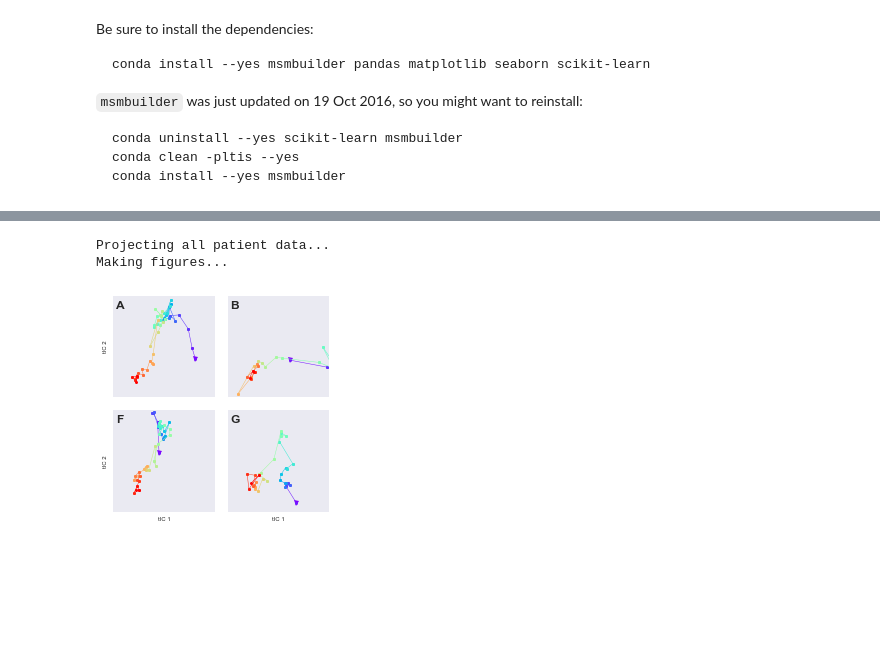
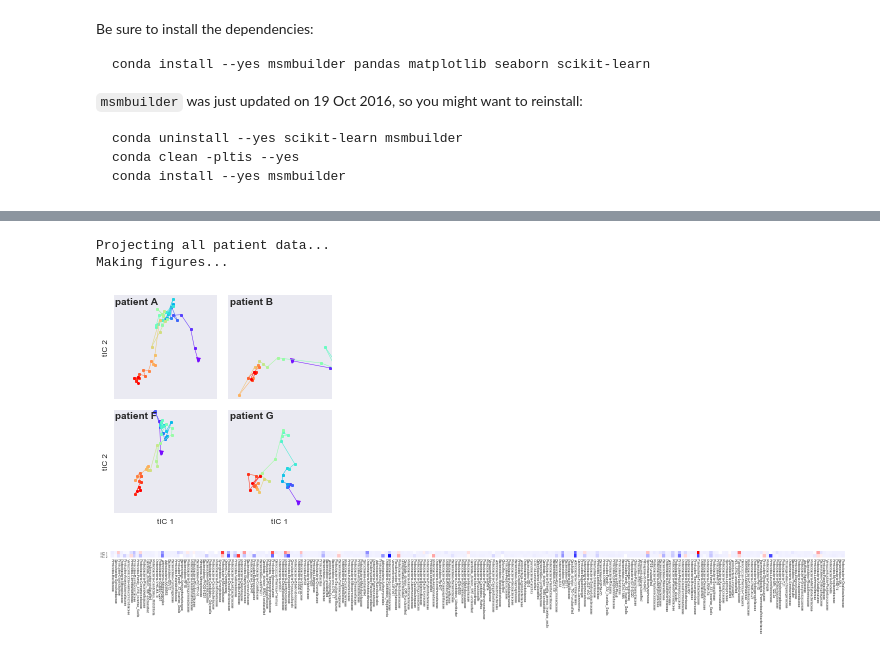
Before and after one commit to kellylab/microbial-landscapes, a Jupyter notebook: cholera/tICA-analysis-notebook.ipynb, the cells around one changed output, grey strips where cells are left out. Saved outputs shown, nothing was run; the diff lists cells and outputs as text; code cells hidden in the pictures; blank space fills up the shorter version.

Commit message:
Add tICs plot

```diff
--- a/cholera/tICA-analysis-notebook.ipynb
+++ b/cholera/tICA-analysis-notebook.ipynb
@@ -84,7 +78,8 @@ print('Making figures...')
 fig = plt.figure(figsize=[3.5,3.5])
 subplot_nx = 2
 subplot_ny = 2
-fontsize=6
+axis_label_fontsize = 8 # font size for axes labels
+subplot_label_fontsize = 10 # font size for patient labels
 patient_indices_to_plot = [0, 1, 5, 6]
 for (plot_index, patient_index) in enumerate(patient_indices_to_plot):
     patient = patients[patient_index]
@@ -104,37 +99,91 @@ for (plot_index, patient_index) in enumerate(patient_indices_to_plot):
     # Compute tICA projection
     # NOTE: This sometimes failes because of missing values, so this is in a try...except clause
     #tica = tICA(n_components=n_components, lag_time=lag_time)
     #projection = tica.fit_transform([patient_timeseries])
 
     # Print eigenvalues
     #print('eigenvalues:')
     #print tica.eigenvalues_
     #projection = projection[0] # select out only trajectory
 
     # Plot with time-varying color
     projection = projected_data[patient_index]
     ax.plot(projection[0,0], projection[0,1], 'v', markersize=5);
     for i in range(nsamples-1):
         ax.plot(projection[i:i+2,0], projection[i:i+2,1], 'o-', markersize=3, linewidth=0.5);
 
-    # Title subplot
-    #plt.title('patient %s' % patient, fontsize=fontsize)
-
     # Fix up axes.
     if plot_column == 0:
-        plt.ylabel('tIC 2', fontsize=fontsize)
+        plt.ylabel('tIC 2', fontsize=axis_label_fontsize)
     if plot_row == (subplot_ny-1):
-        plt.xlabel('tIC 1', fontsize=fontsize)
+        plt.xlabel('tIC 1', fontsize=axis_label_fontsize)
     plt.xticks([])
     plt.yticks([])
 
+    # Add a circle to around endpoint
+    # Couldn't figure out how to get this to work
+    #mpl.patches.Circle(projection[-1,:], radius=1)
+
+    # Make sure axes are equal among all plots
     plt.axis('square')
     plt.axis([-2, +2, -2, +2])
-    ax.text(-1.9, +1.5,  patient, fontsize=12, fontweight='bold')
+
+    # Label with patient index
+    ax.text(-1.95, +1.65,  'patient %s' % patient, fontsize=subplot_label_fontsize, fontweight='bold')
 
 plt.tight_layout()
 plt.savefig('panel.pdf')
 # %% [output]
 Projecting all patient data...
 Making figures...
-[figure, old version]
+[figure, new version]
+# %%
+# Plot tICs
+
+def scaledimage(W, pixwidth=1, ax=None, grayscale=False, figsize=[20,3]):
+    """
+    Do intensity plot, similar to MATLAB imagesc()
+    W = intensity matrix to visualize
+    pixwidth = size of each W element
+    ax = matplotlib Axes to draw on
+    grayscale = use grayscale color map
+    Rely on caller to .show()
+
+    Code from: https://gist.github.com/davidandrzej/940072
+
+    """
+    import numpy as NP
+    import matplotlib.pyplot as P
+    import matplotlib.ticker as MT
+    import matplotlib.cm as CM
+
+    # N = rows, M = column
+    (N, M) = W.shape
+    # Need to create a new Axes?
+    if(ax == None):
+        ax = P.figure(figsize=figsize).gca()
+    # extents = Left Right Bottom Top
+    exts = (0, pixwidth * M, 0, pixwidth * N)
+    if(grayscale):
+        ax.imshow(W,
+                  interpolation='nearest',
+                  cmap=CM.gray,
+                  extent=exts)
+    else:
+        ax.imshow(W,
+                  interpolation='nearest',
+                  cmap=CM.bwr,
+                  extent=exts)
+
+    ax.xaxis.set_major_locator(MT.NullLocator())
+    ax.yaxis.set_major_locator(MT.NullLocator())
+    return ax
+
+scaledimage(tica.eigenvectors_.T, pixwidth=1);
+plt.text(-3,1,'tIC 1', fontsize=5);
+plt.text(-3,0,'tIC 2', fontsize=5);
+for (feature_index, feature) in enumerate(features):
+    plt.text(feature_index, -1, feature, rotation=-90, fontsize=5)
+plt.savefig('tICs.pdf');
+# %% [output]
+[figure, added]
```
Also changed, not shown: parts of 2 cells of this notebook, 2 other files.
